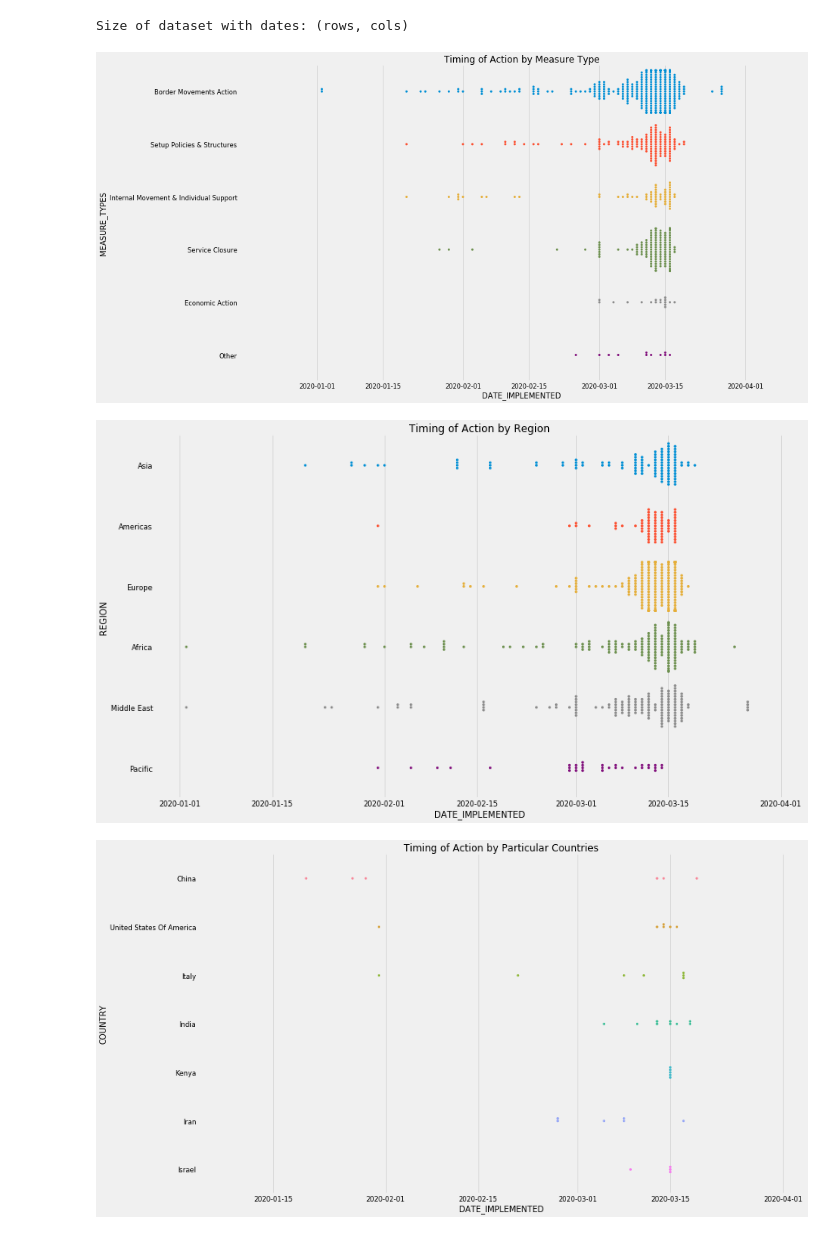
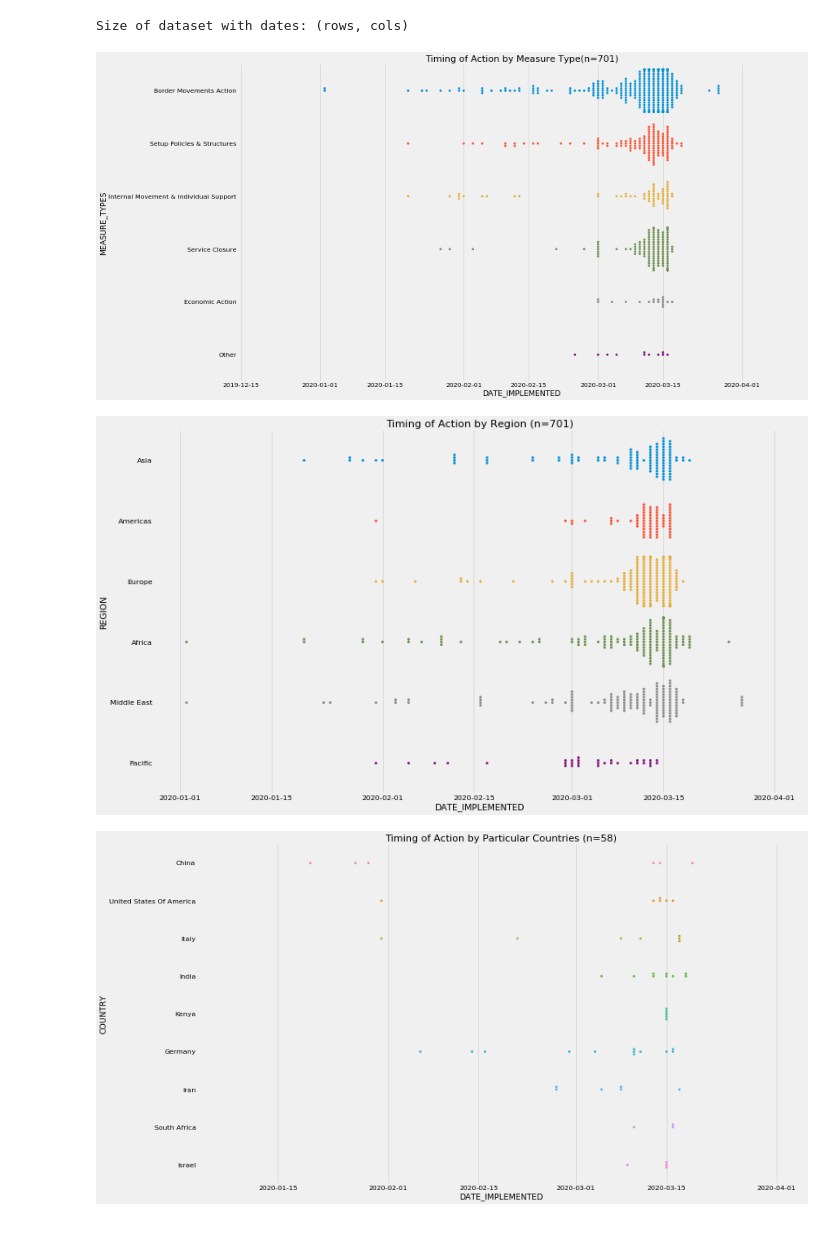
Before and after one commit to bilha-analytics/DataSaysWhat, a Jupyter notebook: ncov19/quick_view_covid-19.ipynb, the cells around one changed output. Saved outputs shown, nothing was run; the diff lists cells and outputs as text; code cells hidden in the pictures.

```diff
--- a/ncov19/quick_view_covid-19.ipynb
+++ b/ncov19/quick_view_covid-19.ipynb
@@ -40,7 +40,7 @@ warnings.filterwarnings('ignore')
 params = {
     'font.size' : 10.0,
     'figure.figsize': (20.0, 12.0),
-    'figure.dpi' : 37
+    'figure.dpi' : 40
 }
 plt.rcParams.update(params)
 plt.style.use('fivethirtyeight') #tableau-colorblind10 ggplot
@@ -57,8 +57,8 @@ Size of dataset: (rows, cols)
 # %%
 ## Preprocessing
 
-hyperz = ["CHN", "ITA", "IRN", "USA", "KEN", "PRK"] #DEU, PRK, MYS, ZAN
-compz = ["ISR", "SGP", "IND", "KEN"]
+hyperz = ["CHN", "ITA", "IRN", "USA", "DEU", "PRK", " MYS"] #DEU, PRK, MYS, ZAF
+compz = ["ISR", "SGP", "IND", "ZAF","KEN"]
 
 ## 1. Broader measure categories
 def setClassType( mstr):
@@ -135,15 +135,15 @@ print( "Size of dataset with dates: (rows, cols)".format(df_dated.shape )  )
 # %% [output]
 Size of dataset with dates: (rows, cols)
 # %%
-swarm_grouped( 'Timing of Action by Measure Type', 'DATE_IMPLEMENTED', 'MEASURE_TYPES', ['MEASURE_TYPES', 'DATE_IMPLEMENTED'], ddata=df_dated)
+swarm_grouped( "Timing of Action by Measure Type(n={})".format(df_dated.shape[0]), 'DATE_IMPLEMENTED', 'MEASURE_TYPES', ['MEASURE_TYPES', 'DATE_IMPLEMENTED'], ddata=df_dated)
 # %% [output]
-[figure, old version]
+[figure, new version]
 # %%
-swarm_grouped( 'Timing of Action by Region', 'DATE_IMPLEMENTED', 'REGION', ['REGION', 'DATE_IMPLEMENTED'], ddata=df_dated)
+swarm_grouped( 'Timing of Action by Region (n={})'.format(df_dated.shape[0]), 'DATE_IMPLEMENTED', 'REGION', ['REGION', 'DATE_IMPLEMENTED'], ddata=df_dated)
 # %% [output]
-[figure, old version]
+[figure, new version]
 # %%
 dtmp = df_dated[ df_dated.ISO.isin( hyperz + compz ) ]
-swarm_grouped( 'Timing of Action by Particular Countries', 'DATE_IMPLEMENTED', 'COUNTRY', ['COUNTRY', 'DATE_IMPLEMENTED'], ddata=dtmp)
+swarm_grouped( 'Timing of Action by Particular Countries (n={})'.format(dtmp.shape[0]), 'DATE_IMPLEMENTED', 'COUNTRY', ['COUNTRY', 'DATE_IMPLEMENTED'], ddata=dtmp)
 # %% [output]
-[figure, old version]
+[figure, new version]
```
Also changed, not shown: parts of 3 cells of this notebook, 1 other file.
